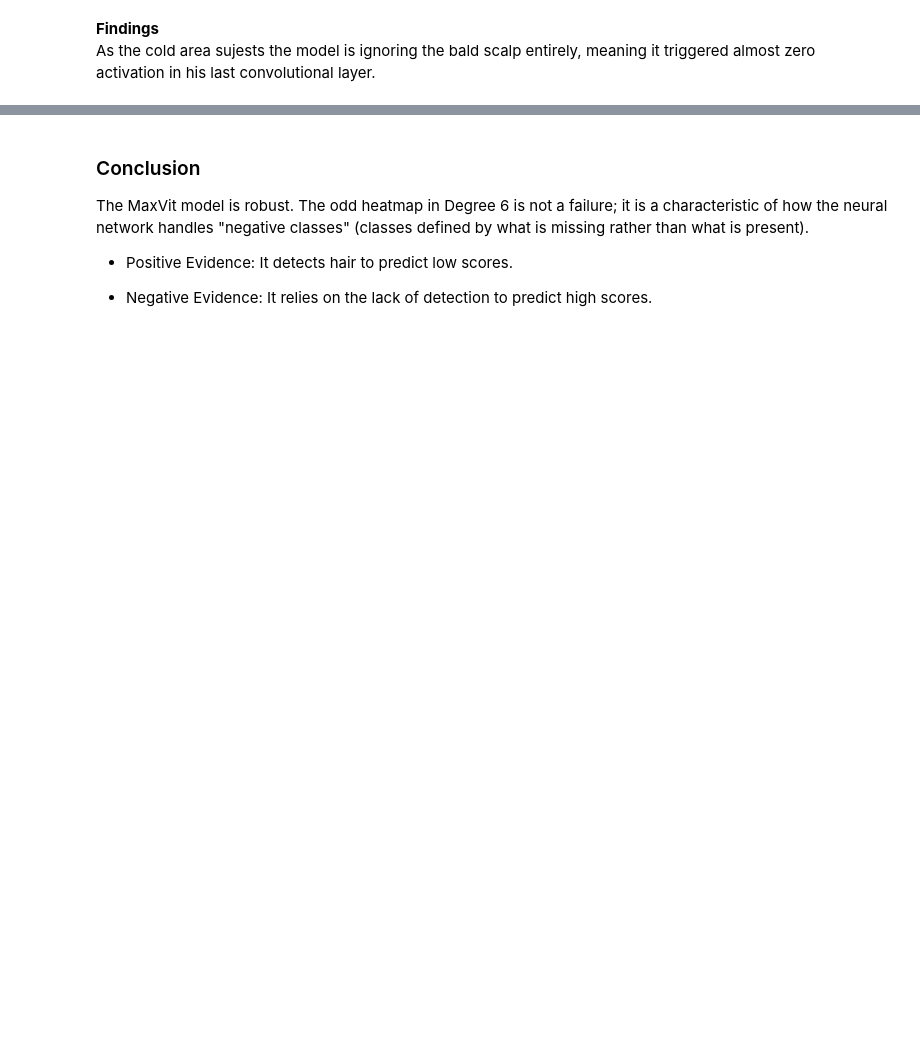
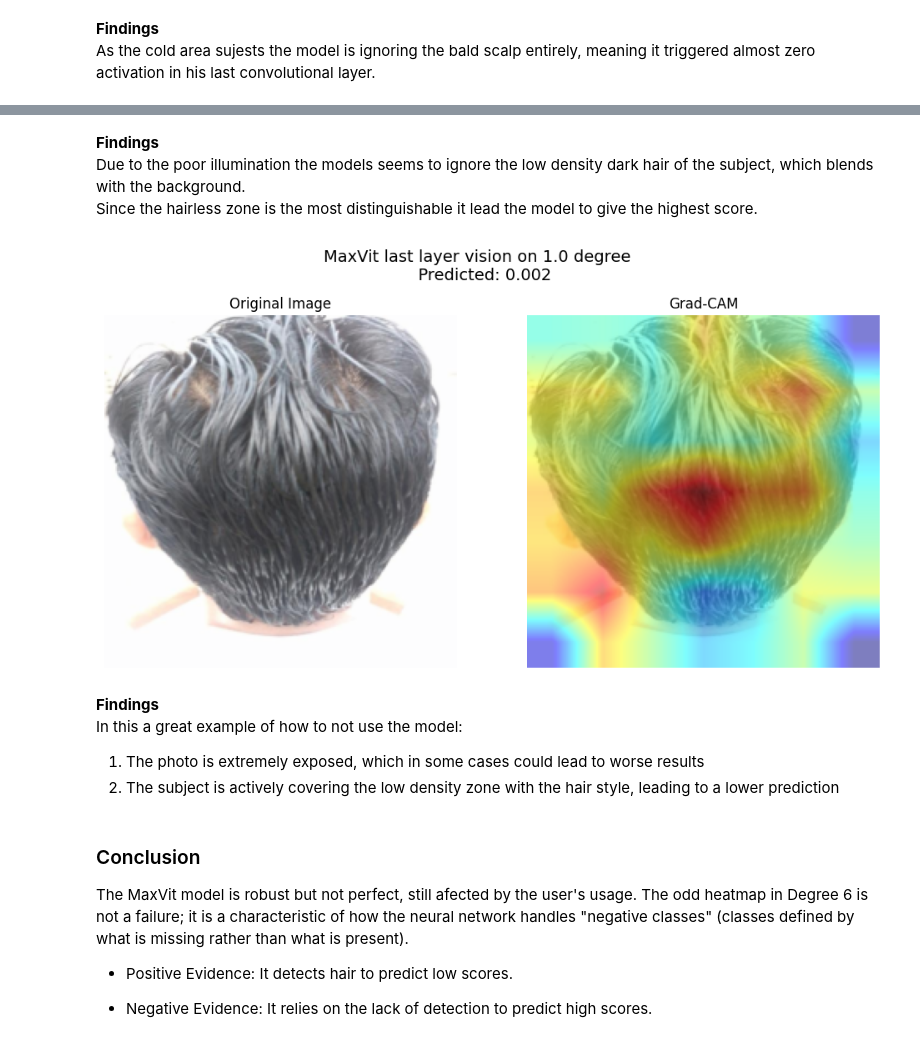
Before and after one commit to Rubenvalrom/Multilabel-Baldness-Classification, a Jupyter notebook: post-hoc interpretability.ipynb, the cells around one changed output, grey strips where cells are left out. Drawn from its saved outputs; the diff is of its cells as text; code cells hidden in the pictures; blank space fills up the shorter version.

```diff
--- a/post-hoc interpretability.ipynb
+++ b/post-hoc interpretability.ipynb
@@ -179,7 +183,20 @@ Like the last image, the model is being activated by hair texture:
+# %% [markdown]
+**Findings**
+Due to the poor illumination the models seems to ignore the low density dark hair of the subject, which blends with the background.
+Since the hairless zone is the most distinguishable it lead the model to give the highest score.
+# %%
+visualize_cam_on_image(4)
+# %% [output]
+[figure, added]
+# %% [markdown]
+**Findings**
+In this a great example of how to not use the model:
+1. The photo is extremely exposed, which in some cases could lead to worse results
+2. The subject is actively covering the low density zone with the hair style, leading to a lower prediction
 # %% [markdown]
 ### Conclusion
 
-The MaxVit model is robust. The odd heatmap in Degree 6 is not a failure; it is a characteristic of how the neural network handles "negative classes" (classes defined by what is missing rather than what is present).
+The MaxVit model is robust but not perfect, still afected by the user's usage. The odd heatmap in Degree 6 is not a failure; it is a characteristic of how the neural network handles "negative classes" (classes defined by what is missing rather than what is present).
 
 - Positive Evidence: It detects hair to predict low scores.
 
```
Also changed, not shown: parts of 11 cells of this notebook.
